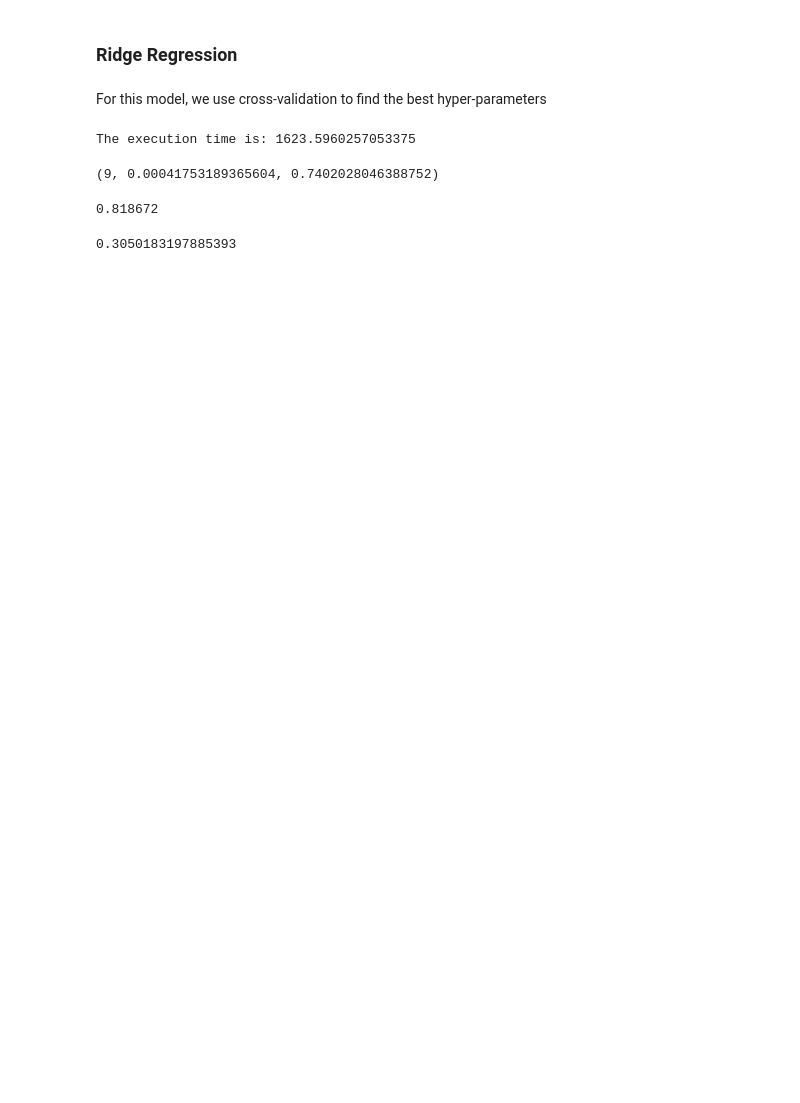
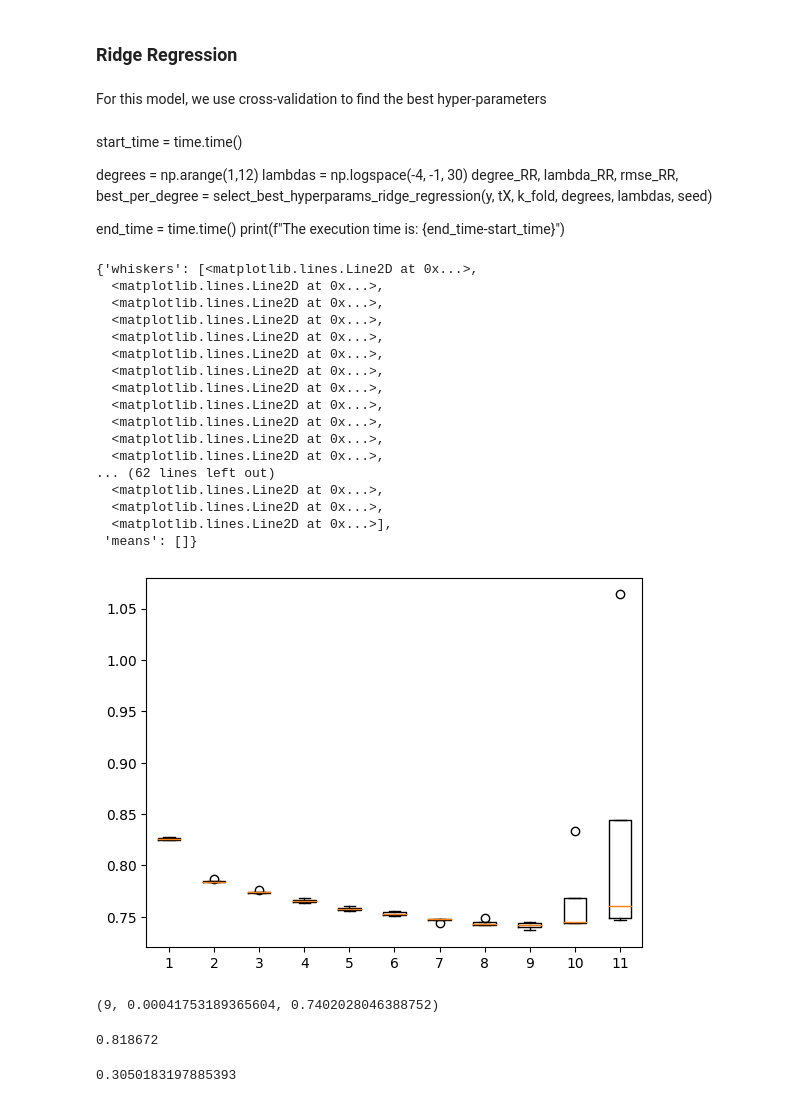
Before and after one commit to CS-433/ml-project-1-mnms, a Jupyter notebook: scripts/project1.ipynb, the cells around one changed output. Saved outputs shown, nothing was run; the diff lists cells and outputs as text; code cells hidden in the pictures; blank space fills up the shorter version.

```diff
--- a/scripts/project1.ipynb
+++ b/scripts/project1.ipynb
@@ -236,14 +236,3 @@ For this model, we use cross-validation to find the best hyper-parameters
 # %%
 # seed is updated each time it is used, for unbiased results
 seed = 6
-# %%
-start_time = time.time()
-
-degrees = np.arange(1,12)
-lambdas = np.logspace(-4, -1, 30)
-degree_RR, lambda_RR, rmse_RR, best_per_degree = select_best_hyperparams_ridge_regression(y, tX, k_fold, degrees, lambdas, seed)
-
-end_time = time.time()
-print(f"The execution time is: {end_time-start_time}")
-# %% [output]
-The execution time is: 1623.5960257053375
@@ -250,3 +266,36 @@ The execution time is: 1623.5960257053375
+# %% [markdown]
+start_time = time.time()
+
+degrees = np.arange(1,12)
+lambdas = np.logspace(-4, -1, 30)
+degree_RR, lambda_RR, rmse_RR, best_per_degree = select_best_hyperparams_ridge_regression(y, tX, k_fold, degrees, lambdas, seed)
+
+end_time = time.time()
+print(f"The execution time is: {end_time-start_time}")
+# %%
+seed = 7
+rmses = var_rmse_ridge_reg_per_degree(y, tX, k_fold, best_per_degree[1], seed)
+plt.boxplot(rmses)
+plt.show()
+# %% [output]
+{'whiskers': [<matplotlib.lines.Line2D at 0x...>,
+  <matplotlib.lines.Line2D at 0x...>,
+  <matplotlib.lines.Line2D at 0x...>,
+  <matplotlib.lines.Line2D at 0x...>,
+  <matplotlib.lines.Line2D at 0x...>,
+  <matplotlib.lines.Line2D at 0x...>,
+  <matplotlib.lines.Line2D at 0x...>,
+  <matplotlib.lines.Line2D at 0x...>,
+  <matplotlib.lines.Line2D at 0x...>,
+  <matplotlib.lines.Line2D at 0x...>,
+  <matplotlib.lines.Line2D at 0x...>,
+  <matplotlib.lines.Line2D at 0x...>,
+... (62 lines left out)
+  <matplotlib.lines.Line2D at 0x...>,
+  <matplotlib.lines.Line2D at 0x...>,
+  <matplotlib.lines.Line2D at 0x...>],
+ 'means': []}
+[figure, added]
 # %%
 degree_RR, lambda_RR, rmse_RR
 # %% [output]
```
Also changed, not shown: parts of 13 cells of this notebook, 10 other files.
